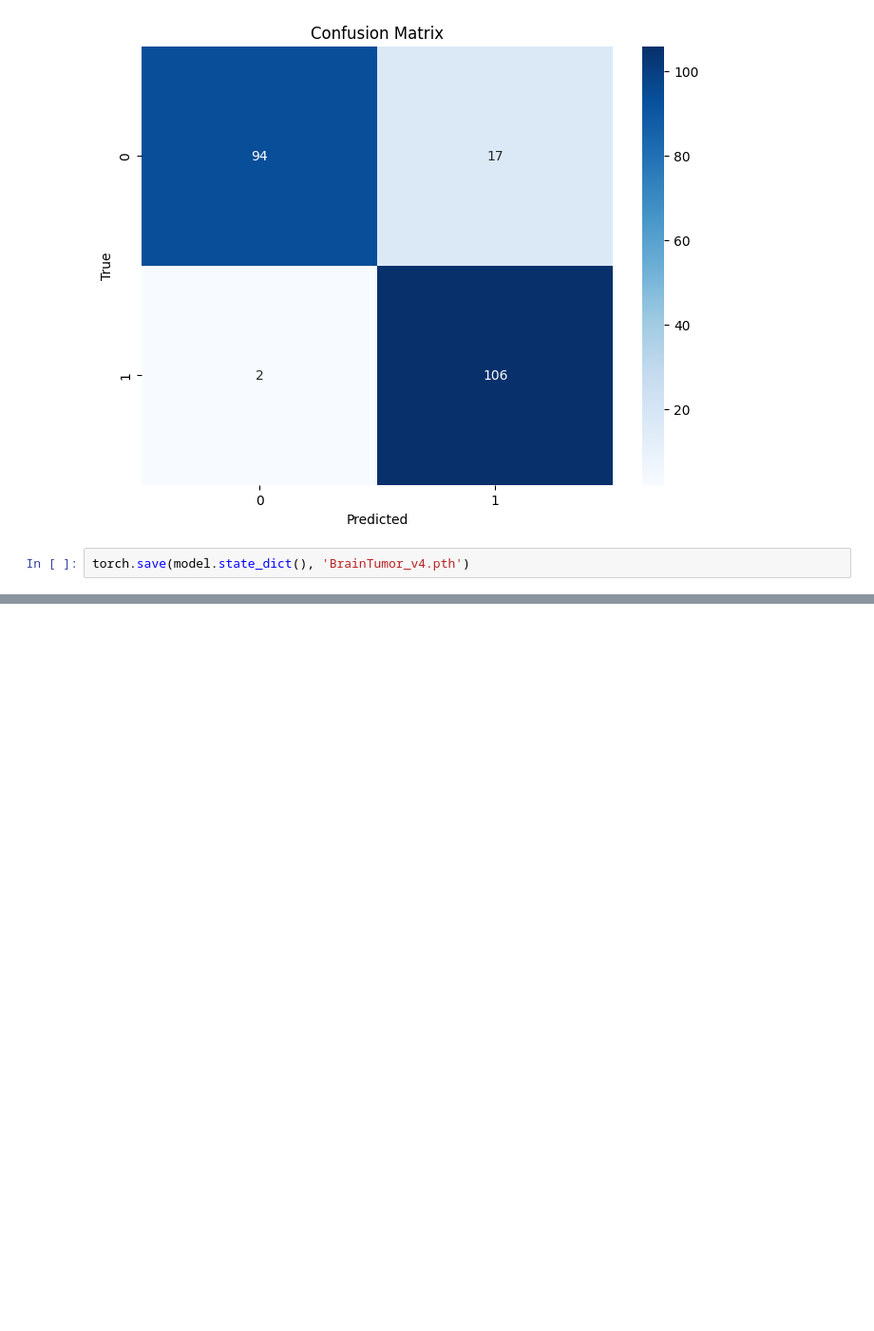
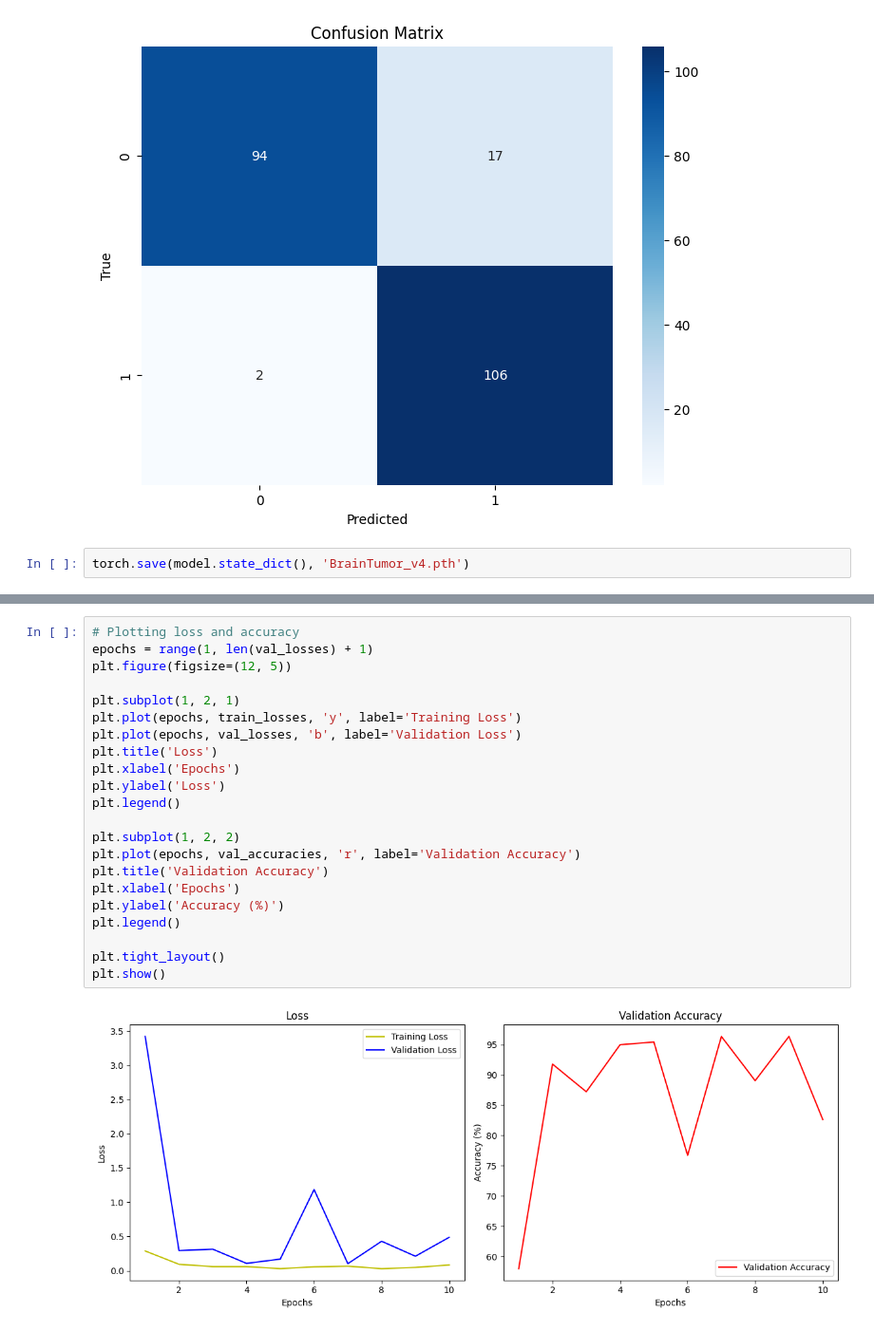
Before and after one commit to quang2719/Brain-Tumor-Classification, a Jupyter notebook: nb5_finetune_model.ipynb, the cells around one changed output, grey strips where cells are left out. Shown at 95% size. Drawn from its saved outputs; the diff is of its cells as text; blank space fills up the shorter version.

```diff
--- a/nb5_finetune_model.ipynb
+++ b/nb5_finetune_model.ipynb
@@ -392,0 +472,24 @@ cài ouput layer giống nb1.
+# %%
+# Plotting loss and accuracy
+epochs = range(1, len(val_losses) + 1)
+plt.figure(figsize=(12, 5))
+
+plt.subplot(1, 2, 1)
+plt.plot(epochs, train_losses, 'y', label='Training Loss')
+plt.plot(epochs, val_losses, 'b', label='Validation Loss')
+plt.title('Loss')
+plt.xlabel('Epochs')
+plt.ylabel('Loss')
+plt.legend()
+
+plt.subplot(1, 2, 2)
+plt.plot(epochs, val_accuracies, 'r', label='Validation Accuracy')
+plt.title('Validation Accuracy')
+plt.xlabel('Epochs')
+plt.ylabel('Accuracy (%)')
+plt.legend()
+
+plt.tight_layout()
+plt.show()
+# %% [output]
+[figure, added]
```
Also changed, not shown: parts of 6 cells of this notebook.
